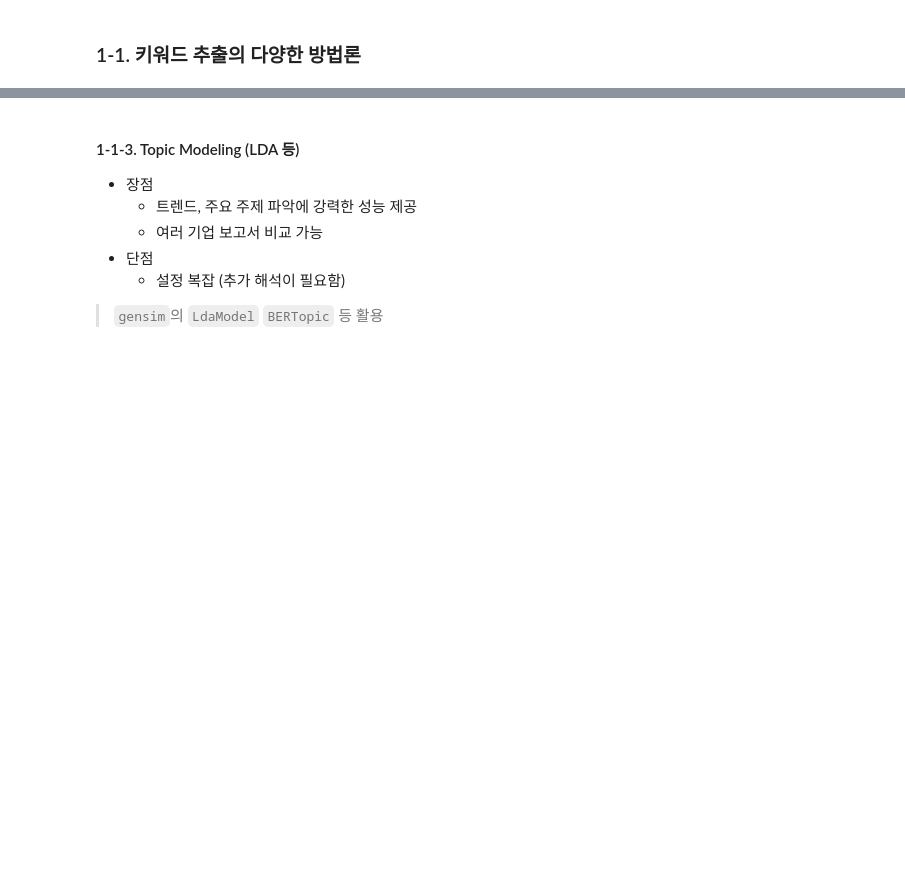
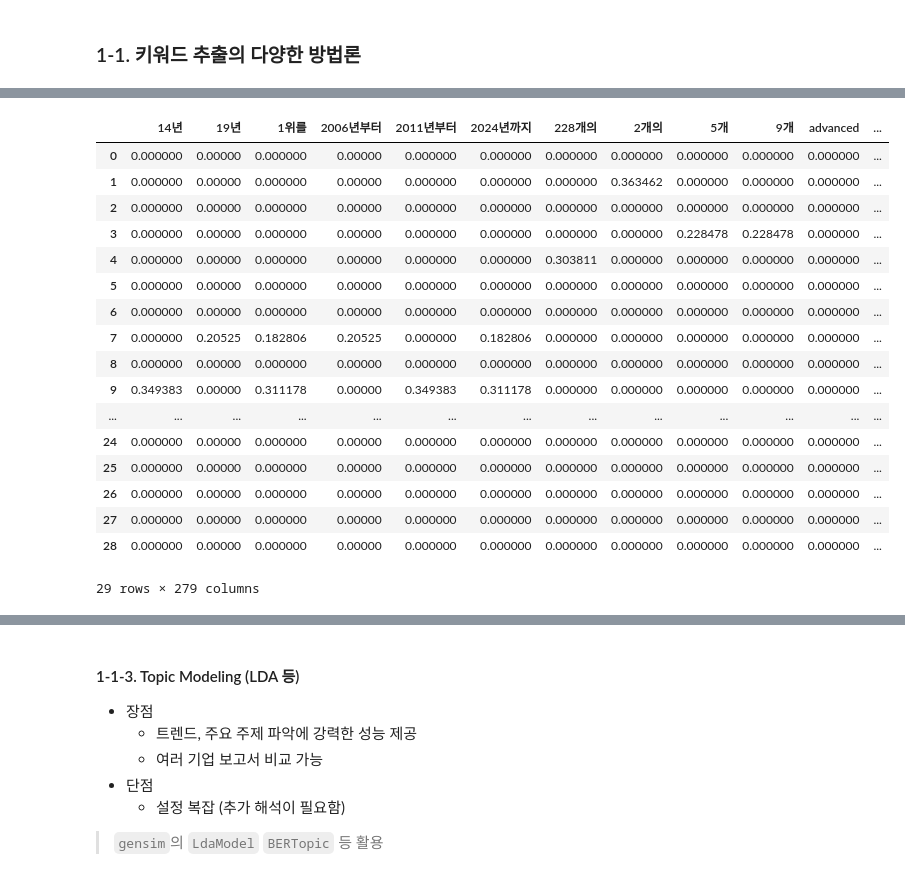
Before and after one commit to MartinusChoi/RealBreif, a Jupyter notebook: implements.ipynb, the cells around one changed output, grey strips where cells are left out. Saved outputs shown, nothing was run; the diff lists cells and outputs as text; code cells hidden in the pictures; blank space fills up the shorter version.

Commit message:
Feat: 키워드 추출 방법론 5가지 데모 구현 (tf-idf, textrank, topic-modeling, embedding vectors, llm generation)

```diff
--- a/implements.ipynb
+++ b/implements.ipynb
@@ -81,0 +70,4 @@ Harman은 커넥티드카 제품 및 솔루션 등을 개발 및 공급하는
+# %%
+docs = [doc for doc in text.split("\n") if len(doc) > 10]
+
+docs
@@ -81,0 +92,37 @@ Harman은 커넥티드카 제품 및 솔루션 등을 개발 및 공급하는
+# %%
+from sklearn.feature_extraction.text import TfidfVectorizer
+import pandas as pd
+
+vectorizer = TfidfVectorizer()
+
+tfidf_matrix = vectorizer.fit_transform(docs)
+
+# '단어(키워드)'의 목록 반환
+feature_names = vectorizer.get_feature_names_out()
+
+# 계산된 tf-idf 점수 반환
+dense = tfidf_matrix.todense()
+
+# 단어 별 tf-idf 매트릭스를 dataframe 화
+tfidf_df = pd.DataFrame(dense, columns=feature_names)
+
+tfidf_df
+# %% [output]
+|  | 14년 | 19년 | 1위를 | 2006년부터 | 2011년부터 | 2024년까지 | 228개의 | 2개의 | 5개 | 9개 | advanced | ... |
+| 0 | 0.000000 | 0.00000 | 0.000000 | 0.00000 | 0.000000 | 0.000000 | 0.000000 | 0.000000 | 0.000000 | 0.000000 | 0.000000 | ... |
+| 1 | 0.000000 | 0.00000 | 0.000000 | 0.00000 | 0.000000 | 0.000000 | 0.000000 | 0.363462 | 0.000000 | 0.000000 | 0.000000 | ... |
+| 2 | 0.000000 | 0.00000 | 0.000000 | 0.00000 | 0.000000 | 0.000000 | 0.000000 | 0.000000 | 0.000000 | 0.000000 | 0.000000 | ... |
+| 3 | 0.000000 | 0.00000 | 0.000000 | 0.00000 | 0.000000 | 0.000000 | 0.000000 | 0.000000 | 0.228478 | 0.228478 | 0.000000 | ... |
+| 4 | 0.000000 | 0.00000 | 0.000000 | 0.00000 | 0.000000 | 0.000000 | 0.303811 | 0.000000 | 0.000000 | 0.000000 | 0.000000 | ... |
+| 5 | 0.000000 | 0.00000 | 0.000000 | 0.00000 | 0.000000 | 0.000000 | 0.000000 | 0.000000 | 0.000000 | 0.000000 | 0.000000 | ... |
+| 6 | 0.000000 | 0.00000 | 0.000000 | 0.00000 | 0.000000 | 0.000000 | 0.000000 | 0.000000 | 0.000000 | 0.000000 | 0.000000 | ... |
+| 7 | 0.000000 | 0.20525 | 0.182806 | 0.20525 | 0.000000 | 0.182806 | 0.000000 | 0.000000 | 0.000000 | 0.000000 | 0.000000 | ... |
+| 8 | 0.000000 | 0.00000 | 0.000000 | 0.00000 | 0.000000 | 0.000000 | 0.000000 | 0.000000 | 0.000000 | 0.000000 | 0.000000 | ... |
+| 9 | 0.349383 | 0.00000 | 0.311178 | 0.00000 | 0.349383 | 0.311178 | 0.000000 | 0.000000 | 0.000000 | 0.000000 | 0.000000 | ... |
+| ... | ... | ... | ... | ... | ... | ... | ... | ... | ... | ... | ... | ... |
+| 24 | 0.000000 | 0.00000 | 0.000000 | 0.00000 | 0.000000 | 0.000000 | 0.000000 | 0.000000 | 0.000000 | 0.000000 | 0.000000 | ... |
+| 25 | 0.000000 | 0.00000 | 0.000000 | 0.00000 | 0.000000 | 0.000000 | 0.000000 | 0.000000 | 0.000000 | 0.000000 | 0.000000 | ... |
+| 26 | 0.000000 | 0.00000 | 0.000000 | 0.00000 | 0.000000 | 0.000000 | 0.000000 | 0.000000 | 0.000000 | 0.000000 | 0.000000 | ... |
+| 27 | 0.000000 | 0.00000 | 0.000000 | 0.00000 | 0.000000 | 0.000000 | 0.000000 | 0.000000 | 0.000000 | 0.000000 | 0.000000 | ... |
+| 28 | 0.000000 | 0.00000 | 0.000000 | 0.00000 | 0.000000 | 0.000000 | 0.000000 | 0.000000 | 0.000000 | 0.000000 | 0.000000 | ... |
+29 rows × 279 columns
```
Also changed, not shown: parts of 17 cells of this notebook.
